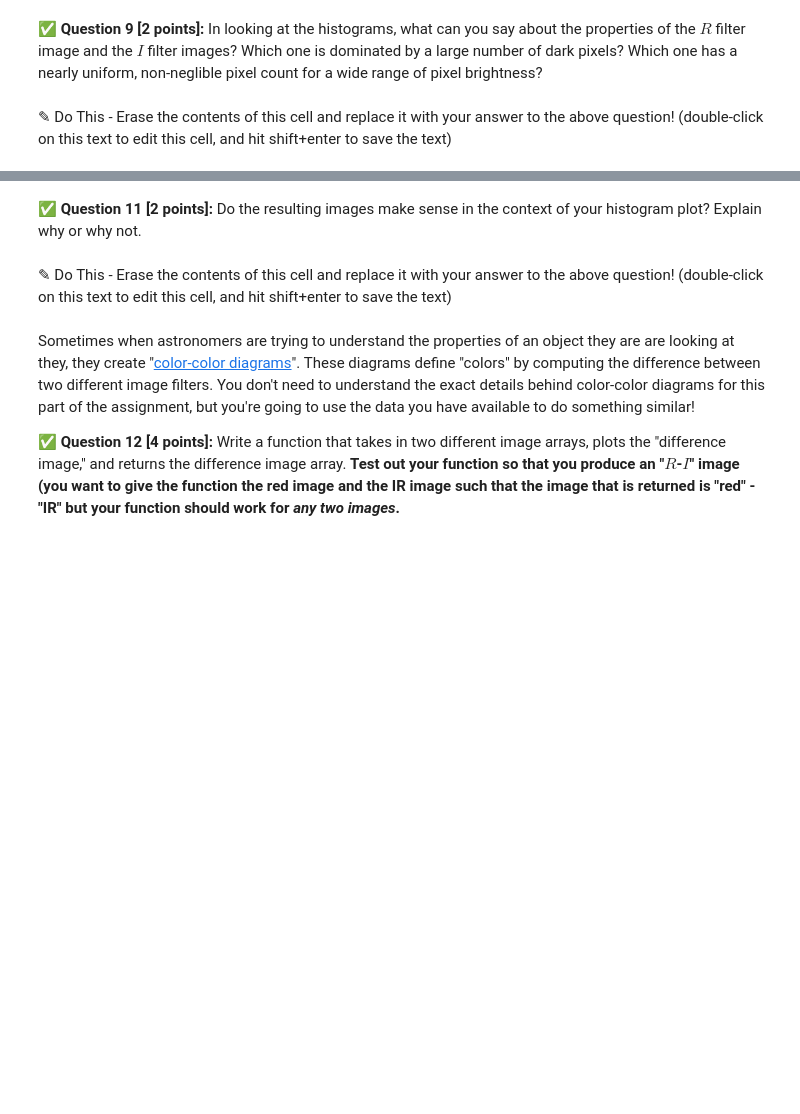
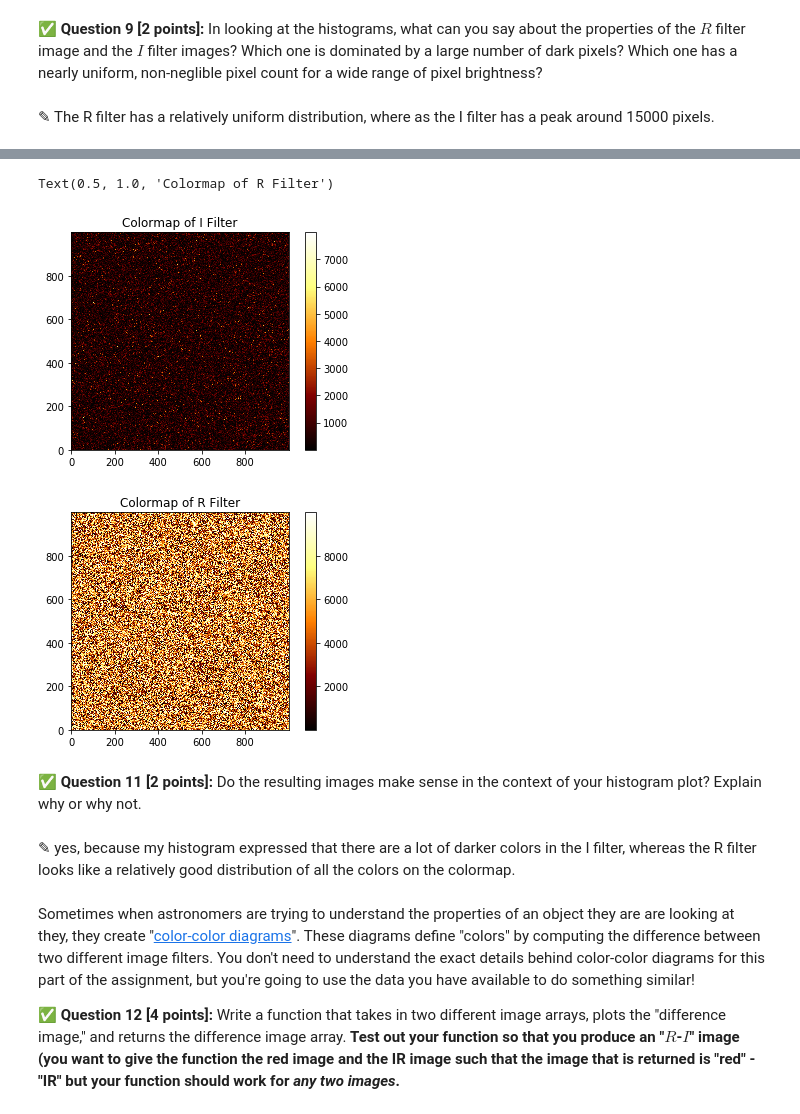
Before and after one commit to bryantp4/cmse202-s21-turnin, a Jupyter notebook: hw-01/HW-01_GitPracticeDebuggingAndPythonPackages-STUDENT.ipynb, the cells around one changed output, grey strips where cells are left out. Cells and saved outputs as stored; diff of their text form; code cells hidden in the pictures; blank space fills up the shorter version.

```diff
--- a/hw-01/HW-01_GitPracticeDebuggingAndPythonPackages-STUDENT.ipynb
+++ b/hw-01/HW-01_GitPracticeDebuggingAndPythonPackages-STUDENT.ipynb
@@ -223,8 +221,12 @@ import matplotlib.pyplot as plt
 from astropy.io import fits
 import numpy as np
 
-data_red = fits.getdata('m42_40min_red.fits')
-data_ir = fits.getdata('m42_40min_ir.fits')
+#these should work but I think there was an issue with the way I imported my data so it didn't appear
+#data_red = fits.getdata('m42_40min_red.fits')
+#data_ir = fits.getdata('m42_40min_ir.fits')
+
+data_red = np.random.uniform(0,10000,size=(1000,1000))
+data_ir = np.random.exponential(600,size=(1000,1000))
 
 print("the mean for red is:", np.mean(data_red), "and the mean for ir is:", np.mean(data_ir))
 print("the standard deviation for red is:", np.std(data_red), "and the standard deviation for ir is:", np.std(data_ir))
@@ -255,7 +274,7 @@ Once you have your histogram values, **make a plot that contains the histograms
 # %% [markdown]
 **&#9989; Question 9 [2 points]:** In looking at the histograms, what can you say about the properties of the $R$ filter image and the $I$ filter images? Which one is dominated by a large number of dark pixels? Which one has a nearly uniform, non-neglible pixel count for a wide range of pixel brightness?
-# %% [markdown]
-<font size=+3>&#9998;</font> Do This - Erase the contents of this cell and replace it with your answer to the above question!  (double-click on this text to edit this cell, and hit shift+enter to save the text)
+# %% [markdown]
+<font size=+3>&#9998;</font> The R filter has a relatively uniform distribution, where as the I filter has a peak around 15000 pixels.
 # %% [markdown]
 Now that you have a bit of understanding about the the properties of the images are, let's see if the images themselves match your expectations.
 
@@ -268,7 +285,22 @@ Now that you have a bit of understanding about the the properties of the images
+# %%
+# Put your code here
+plt.figure()
+plt.imshow(data_ir, cmap = "afmhot", origin = "lower")
+plt.colorbar()
+plt.title("Colormap of I Filter")
+
+plt.figure()
+plt.imshow(data_red, cmap = "afmhot", origin = "lower")
+plt.colorbar()
+plt.title("Colormap of R Filter")
+# %% [output]
+Text(0.5, 1.0, 'Colormap of R Filter')
+[figure, added]
+[figure, added]
 # %% [markdown]
 **&#9989; Question 11 [2 points]:** Do the resulting images make sense in the context of your histogram plot? Explain why or why not.
-# %% [markdown]
-<font size=+3>&#9998;</font> Do This - Erase the contents of this cell and replace it with your answer to the above question!  (double-click on this text to edit this cell, and hit shift+enter to save the text)
+# %% [markdown]
+<font size=+3>&#9998;</font> yes, because my histogram expressed that there are a lot of darker colors in the I filter, whereas the R filter looks like a relatively good distribution of all the colors on the colormap.
 # %% [markdown]
 Sometimes when astronomers are trying to understand the properties of an object they are are looking at they, they create "[color-color diagrams](https://en.wikipedia.org/wiki/Color%E2%80%93color_diagram)". These diagrams define "colors" by computing the difference between two different image filters. You don't need to understand the exact details behind color-color diagrams for this part of the assignment, but you're going to use the data you have available to do something similar!
 
```
Also changed, not shown: parts of 11 cells of this notebook.
